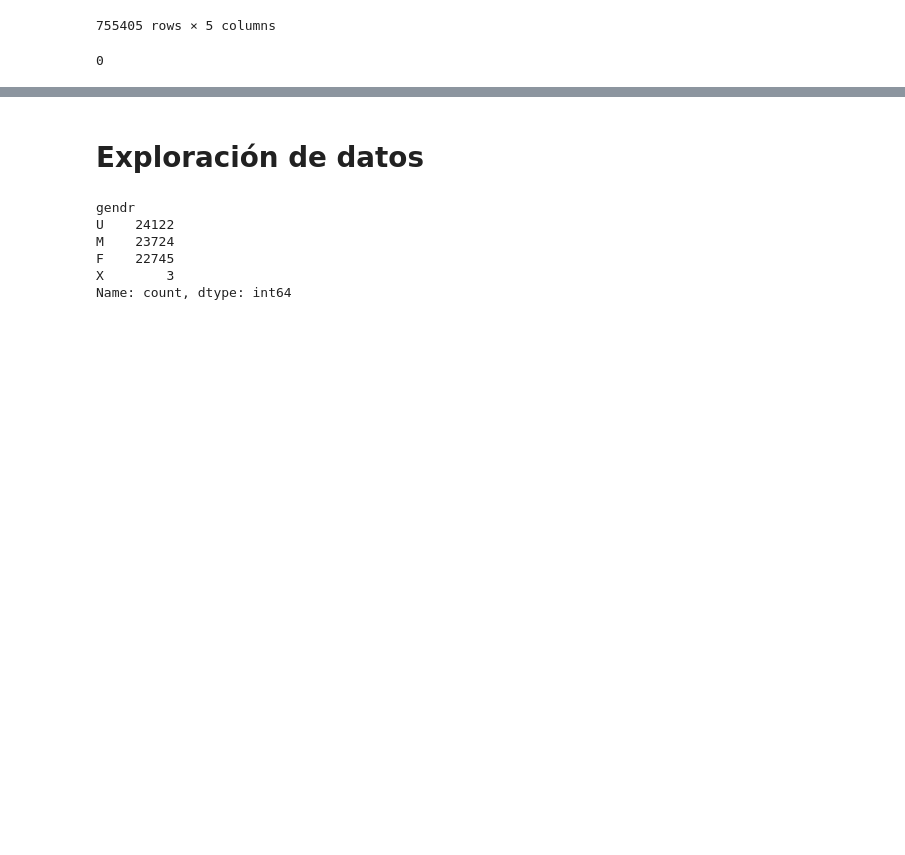
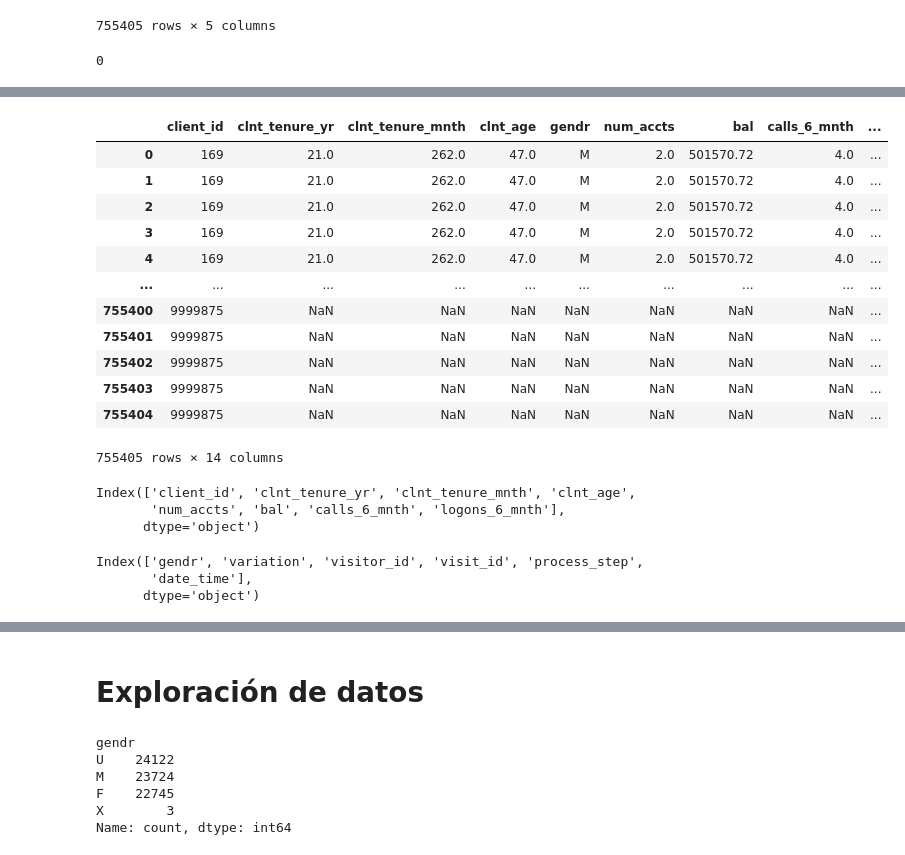
Before and after one commit to enialahcene/vanguard-ab-test, a Jupyter notebook: Vanguard.ipynb, the cells around one changed output, grey strips where cells are left out. Saved outputs shown, nothing was run; the diff lists cells and outputs as text; code cells hidden in the pictures; blank space fills up the shorter version.

Commit message:
Merge

```diff
--- a/Vanguard.ipynb
+++ b/Vanguard.ipynb
@@ -216,0 +232,30 @@ df_web_data.isnull().any(axis=1).sum()
+# %%
+df_final_merge = pd.merge(df_demo, df_experiment_clients, on='client_id', how='outer')
+df_final_merge = pd.merge(df_final_merge, df_web_data, on='client_id', how='outer')
+df_final_merge
+# %% [output]
+|  | client_id | clnt_tenure_yr | clnt_tenure_mnth | clnt_age | gendr | num_accts | bal | calls_6_mnth | ... |
+| 0 | 169 | 21.0 | 262.0 | 47.0 | M | 2.0 | 501570.72 | 4.0 | ... |
+| 1 | 169 | 21.0 | 262.0 | 47.0 | M | 2.0 | 501570.72 | 4.0 | ... |
+| 2 | 169 | 21.0 | 262.0 | 47.0 | M | 2.0 | 501570.72 | 4.0 | ... |
+| 3 | 169 | 21.0 | 262.0 | 47.0 | M | 2.0 | 501570.72 | 4.0 | ... |
+| 4 | 169 | 21.0 | 262.0 | 47.0 | M | 2.0 | 501570.72 | 4.0 | ... |
+| ... | ... | ... | ... | ... | ... | ... | ... | ... | ... |
+| 755400 | 9999875 | NaN | NaN | NaN | NaN | NaN | NaN | NaN | ... |
+| 755401 | 9999875 | NaN | NaN | NaN | NaN | NaN | NaN | NaN | ... |
+| 755402 | 9999875 | NaN | NaN | NaN | NaN | NaN | NaN | NaN | ... |
+| 755403 | 9999875 | NaN | NaN | NaN | NaN | NaN | NaN | NaN | ... |
+| 755404 | 9999875 | NaN | NaN | NaN | NaN | NaN | NaN | NaN | ... |
+755405 rows × 14 columns
+# %%
+df_final_merge.select_dtypes("number").columns
+# %% [output]
+Index(['client_id', 'clnt_tenure_yr', 'clnt_tenure_mnth', 'clnt_age',
+       'num_accts', 'bal', 'calls_6_mnth', 'logons_6_mnth'],
+      dtype='object')
+# %%
+df_final_merge.select_dtypes("object").columns
+# %% [output]
+Index(['gendr', 'variation', 'visitor_id', 'visit_id', 'process_step',
+       'date_time'],
+      dtype='object')
```
Also changed, not shown: parts of 5 cells of this notebook.
